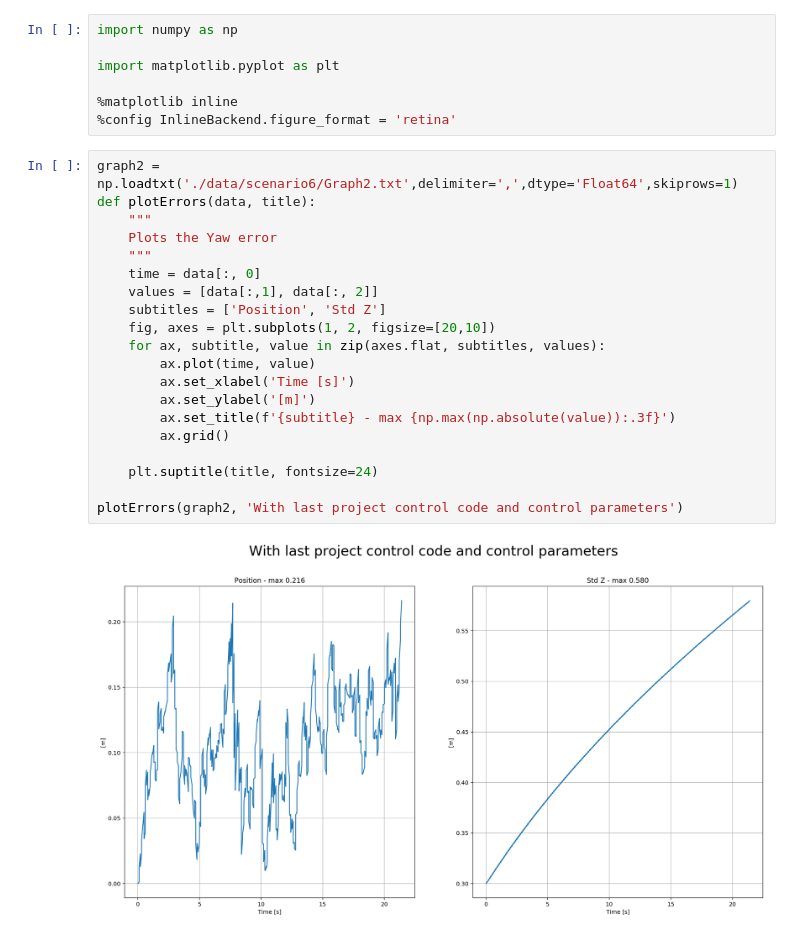
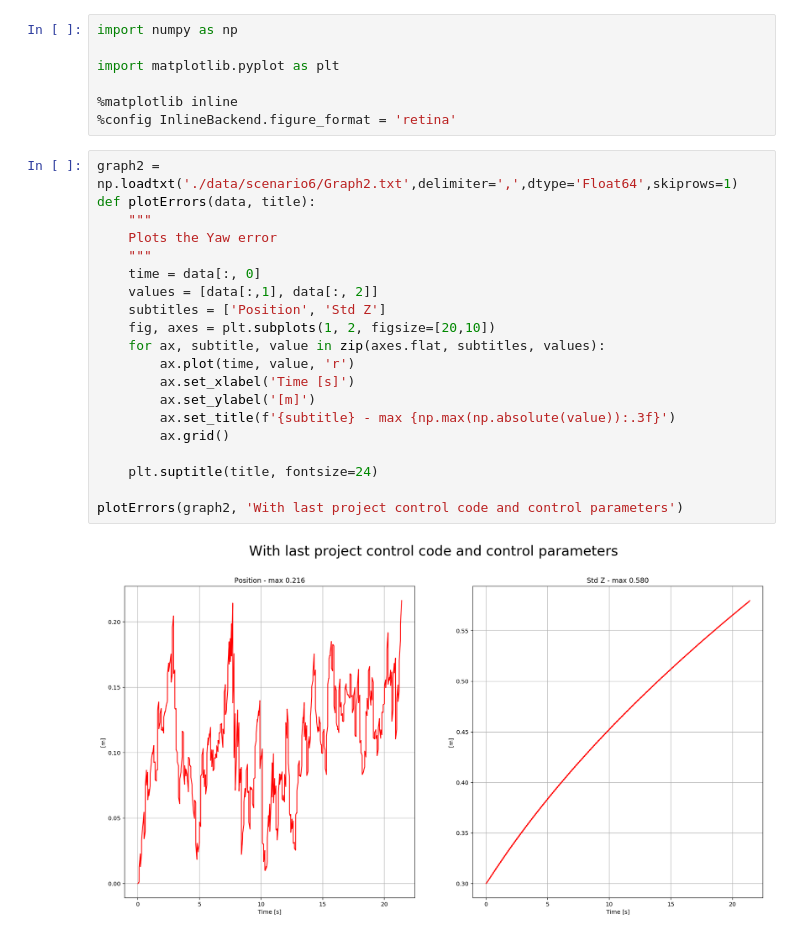
Before and after one commit to darienmt/FCND-Term1-P4-3D-Estimation, a Jupyter notebook: visualizations/Step 6 Adding Your Controller.ipynb, the cells around one changed output. Drawn from its saved outputs; the diff is of its cells as text.

```diff
--- a/visualizations/Step 6 Adding Your Controller.ipynb
+++ b/visualizations/Step 6 Adding Your Controller.ipynb
@@ -8,22 +8,22 @@ import matplotlib.pyplot as plt
 # %%
 graph2 = np.loadtxt('./data/scenario6/Graph2.txt',delimiter=',',dtype='Float64',skiprows=1)
 def plotErrors(data, title):
     """
     Plots the Yaw error
     """
     time = data[:, 0]
     values = [data[:,1], data[:, 2]]
     subtitles = ['Position', 'Std Z']
     fig, axes = plt.subplots(1, 2, figsize=[20,10])
     for ax, subtitle, value in zip(axes.flat, subtitles, values):
-        ax.plot(time, value)
+        ax.plot(time, value, 'r')
         ax.set_xlabel('Time [s]')
         ax.set_ylabel('[m]')
         ax.set_title(f'{subtitle} - max {np.max(np.absolute(value)):.3f}')
         ax.grid()
 
     plt.suptitle(title, fontsize=24)
 
 plotErrors(graph2, 'With last project control code and control parameters')
 # %% [output]
-[figure, old version]
+[figure, new version]
```
Also changed, not shown: 4 other files.
